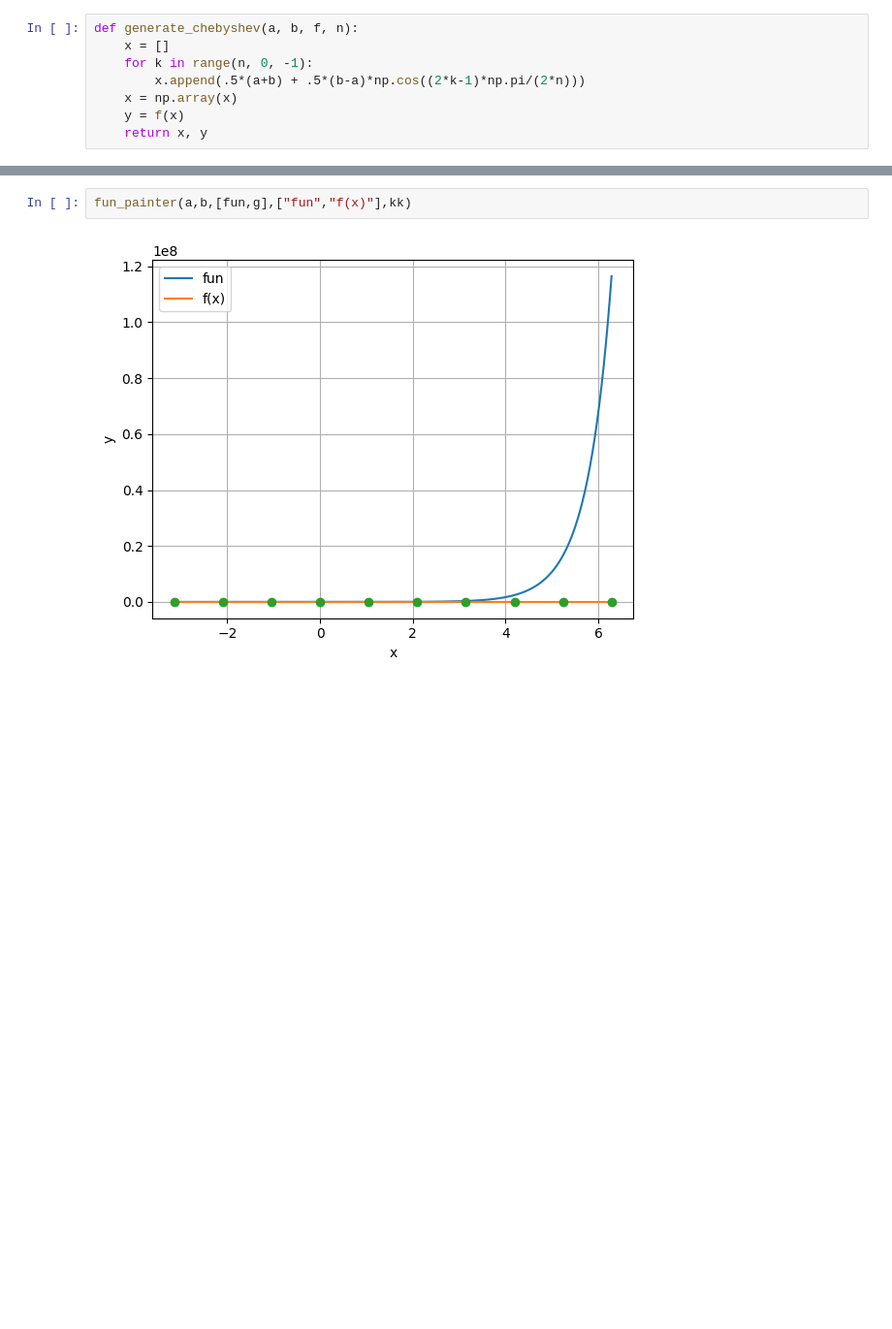
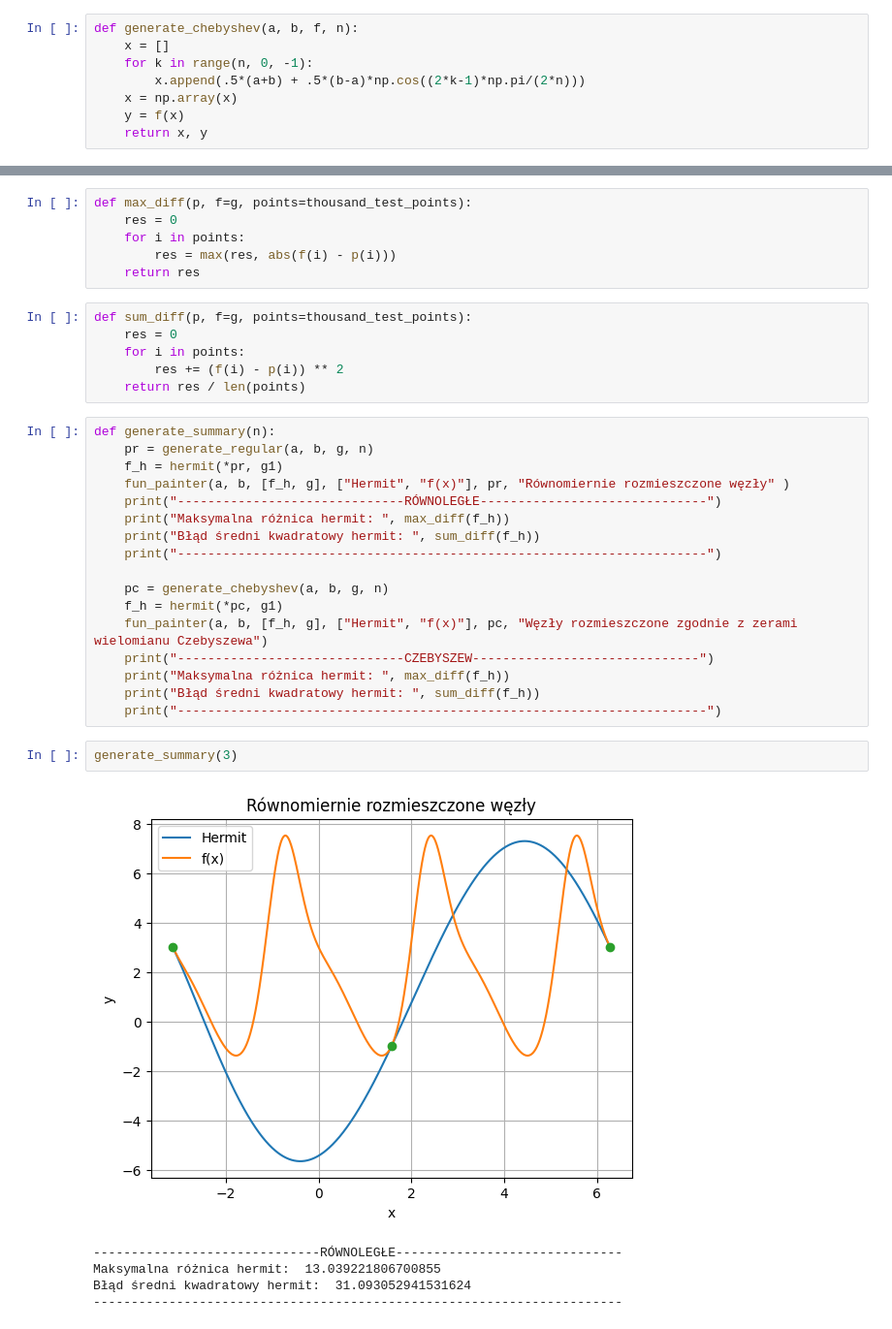
Before and after one commit to podedworny/MOwNiT_excercises, a Jupyter notebook: zad2/zad2b.ipynb, the cells around one changed output, grey strips where cells are left out. Shown at 97% size. Saved outputs shown, nothing was run; the diff lists cells and outputs as text; blank space fills up the shorter version.

```diff
--- a/zad2/zad2b.ipynb
+++ b/zad2/zad2b.ipynb
@@ -96,4 +86,37 @@ fun = h(kk[0], kk[1], g1)
+# %%
+def max_diff(p, f=g, points=thousand_test_points):
+    res = 0
+    for i in points:
+        res = max(res, abs(f(i) - p(i)))
+    return res
+# %%
+def sum_diff(p, f=g, points=thousand_test_points):
+    res = 0
+    for i in points:
+        res += (f(i) - p(i)) ** 2
+    return res / len(points)
 # %%
-fun_painter(a,b,[fun,g],["fun","f(x)"],kk)
+def generate_summary(n):
+    pr = generate_regular(a, b, g, n)
+    f_h = hermit(*pr, g1)
+    fun_painter(a, b, [f_h, g], ["Hermit", "f(x)"], pr, "Równomiernie rozmieszczone węzły" )
+    print("------------------------------RÓWNOLEGŁE------------------------------")
+    print("Maksymalna różnica hermit: ", max_diff(f_h))
+    print("Błąd średni kwadratowy hermit: ", sum_diff(f_h))
+    print("----------------------------------------------------------------------")
+
+    pc = generate_chebyshev(a, b, g, n)
+    f_h = hermit(*pc, g1)
+    fun_painter(a, b, [f_h, g], ["Hermit", "f(x)"], pc, "Węzły rozmieszczone zgodnie z zerami wielomianu Czebyszewa")
+    print("------------------------------CZEBYSZEW------------------------------")
+    print("Maksymalna różnica hermit: ", max_diff(f_h))
+    print("Błąd średni kwadratowy hermit: ", sum_diff(f_h))
+    print("----------------------------------------------------------------------")
-# %% [output]
-[figure, removed]
+# %%
+generate_summary(3)
+# %% [output]
+[figure, added]
+------------------------------RÓWNOLEGŁE------------------------------
+Maksymalna różnica hermit:  13.039221806700855
+Błąd średni kwadratowy hermit:  31.093052941531624
+----------------------------------------------------------------------
```
Also changed, not shown: parts of 16 cells of this notebook, 3 other files.
